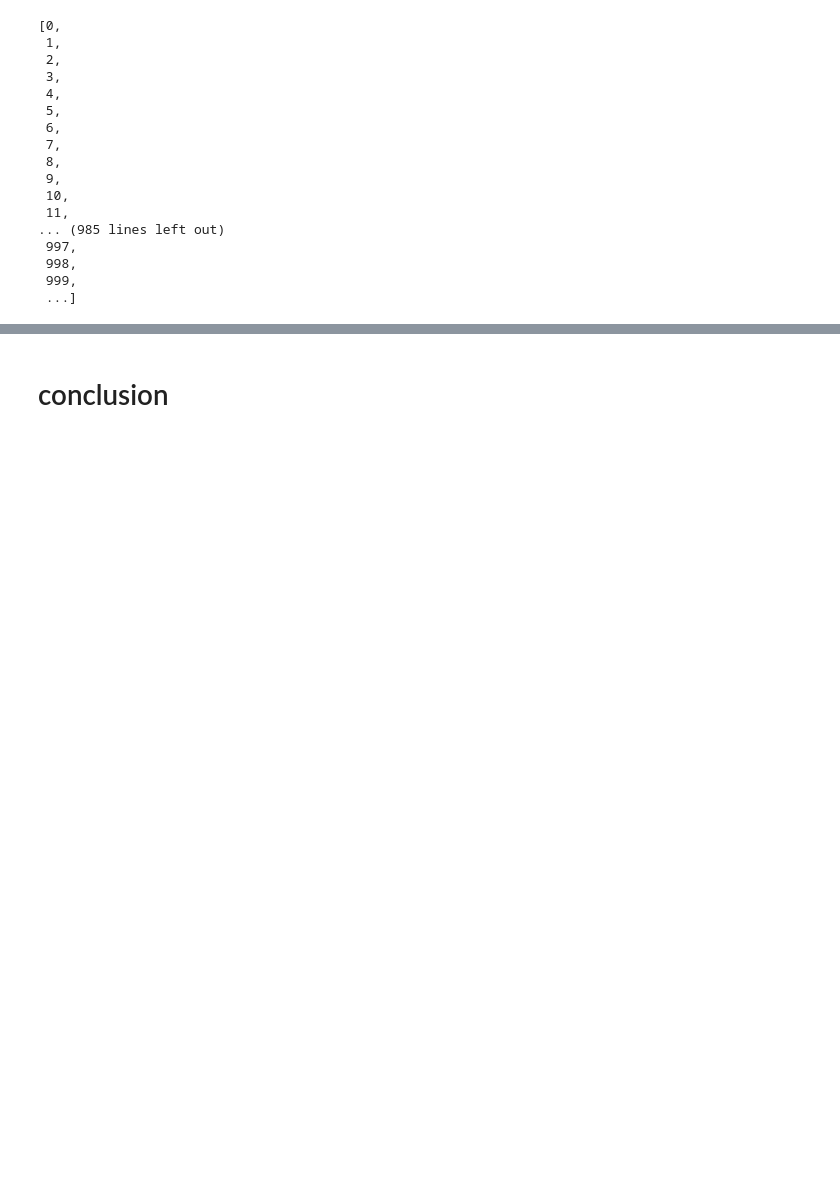
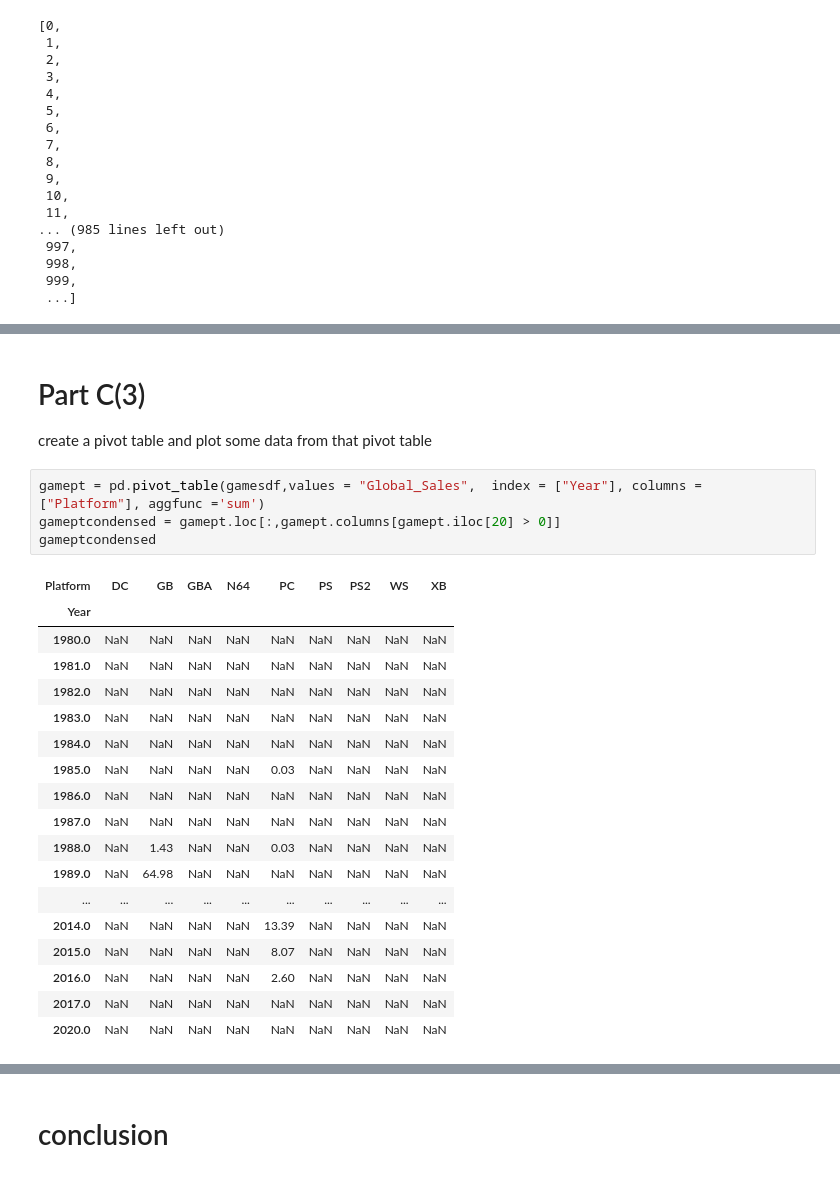
Before and after one commit to AZ19999/cs103a-cpa01, a Jupyter notebook: cpa01.ipynb, the cells around one changed output, grey strips where cells are left out. Saved outputs shown, nothing was run; the diff lists cells and outputs as text; blank space fills up the shorter version.

```diff
--- a/cpa01.ipynb
+++ b/cpa01.ipynb
@@ -61,0 +76,27 @@ list(gamesdf.index)
+# %% [markdown]
+# Part C(3)
+
+create a pivot table and plot some data from that pivot table
+# %%
+gamept = pd.pivot_table(gamesdf,values = "Global_Sales",  index = ["Year"], columns = ["Platform"], aggfunc ='sum')
+gameptcondensed = gamept.loc[:,gamept.columns[gamept.iloc[20] > 0]]
+gameptcondensed
+# %% [output]
+| Platform | DC | GB | GBA | N64 | PC | PS | PS2 | WS | XB |
+| Year |  |  |  |  |  |  |  |  |  |
+| 1980.0 | NaN | NaN | NaN | NaN | NaN | NaN | NaN | NaN | NaN |
+| 1981.0 | NaN | NaN | NaN | NaN | NaN | NaN | NaN | NaN | NaN |
+| 1982.0 | NaN | NaN | NaN | NaN | NaN | NaN | NaN | NaN | NaN |
+| 1983.0 | NaN | NaN | NaN | NaN | NaN | NaN | NaN | NaN | NaN |
+| 1984.0 | NaN | NaN | NaN | NaN | NaN | NaN | NaN | NaN | NaN |
+| 1985.0 | NaN | NaN | NaN | NaN | 0.03 | NaN | NaN | NaN | NaN |
+| 1986.0 | NaN | NaN | NaN | NaN | NaN | NaN | NaN | NaN | NaN |
+| 1987.0 | NaN | NaN | NaN | NaN | NaN | NaN | NaN | NaN | NaN |
+| 1988.0 | NaN | 1.43 | NaN | NaN | 0.03 | NaN | NaN | NaN | NaN |
+| 1989.0 | NaN | 64.98 | NaN | NaN | NaN | NaN | NaN | NaN | NaN |
+| ... | ... | ... | ... | ... | ... | ... | ... | ... | ... |
+| 2014.0 | NaN | NaN | NaN | NaN | 13.39 | NaN | NaN | NaN | NaN |
+| 2015.0 | NaN | NaN | NaN | NaN | 8.07 | NaN | NaN | NaN | NaN |
+| 2016.0 | NaN | NaN | NaN | NaN | 2.60 | NaN | NaN | NaN | NaN |
+| 2017.0 | NaN | NaN | NaN | NaN | NaN | NaN | NaN | NaN | NaN |
+| 2020.0 | NaN | NaN | NaN | NaN | NaN | NaN | NaN | NaN | NaN |
```
Also changed, not shown: parts of 11 cells of this notebook.
